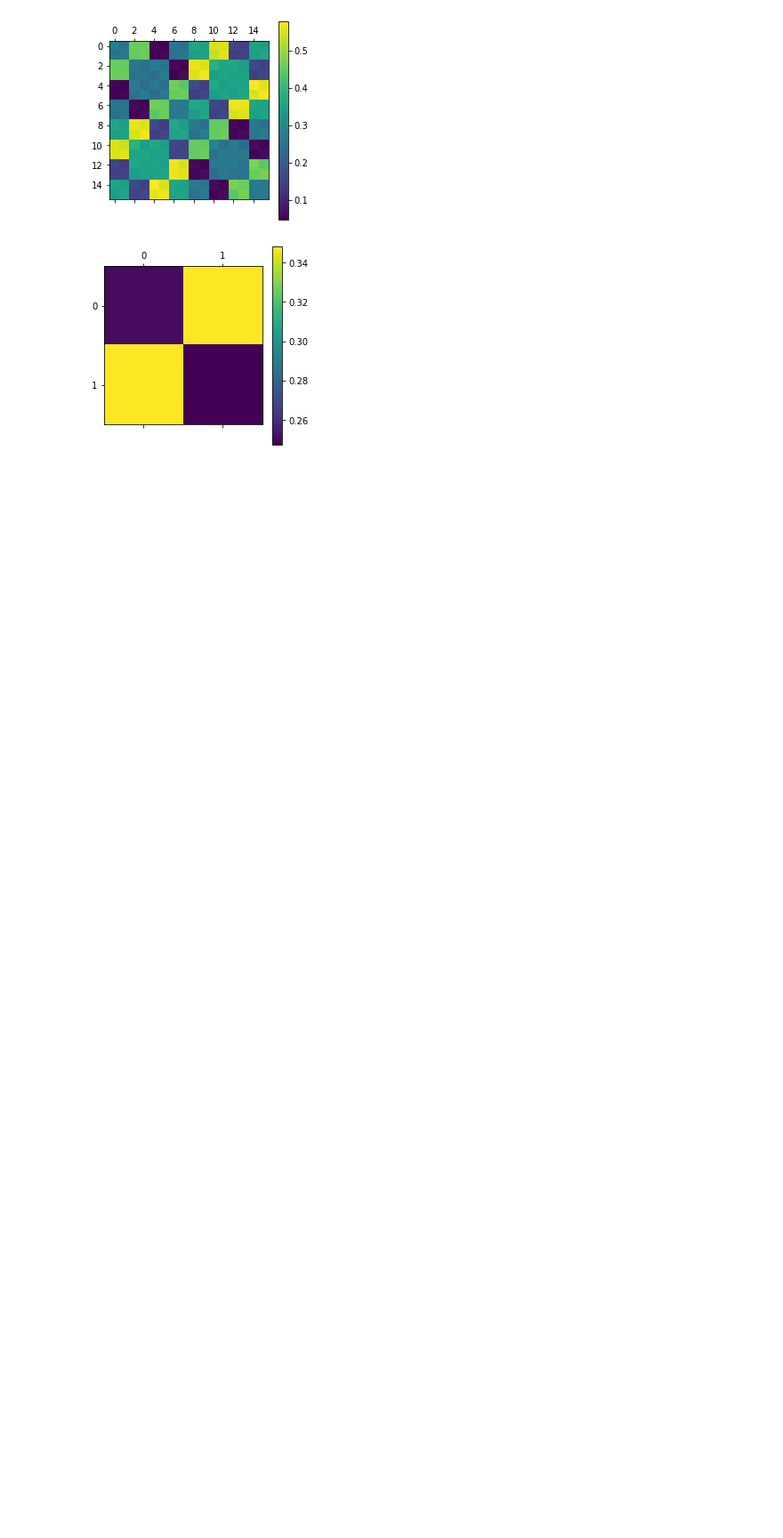
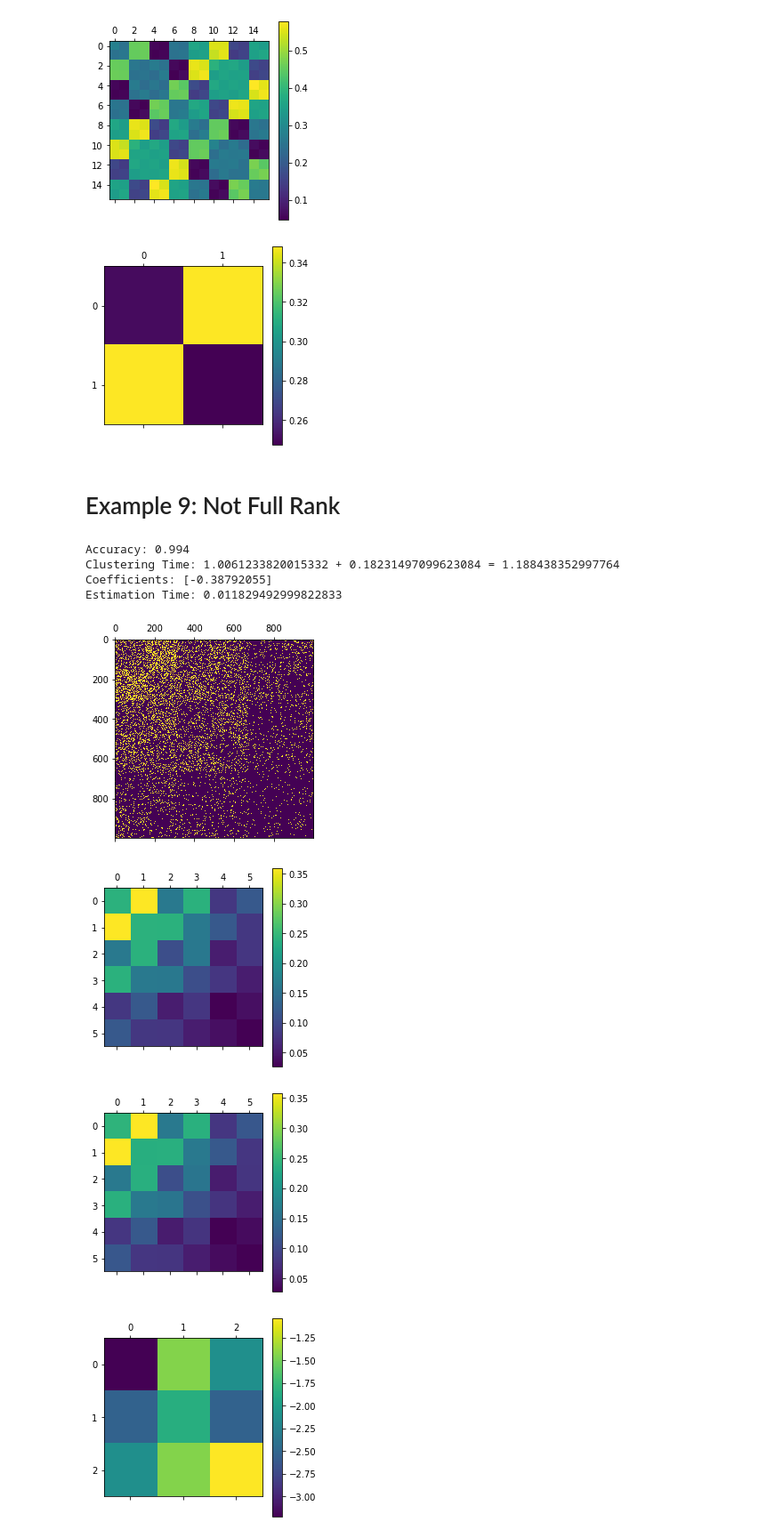
Before and after one commit to jonhehir/acsbm, a Jupyter notebook: examples/misc-examples.ipynb, the cells around one changed output. Shown at 89% size. Cells and saved outputs as stored; diff of their text form; code cells hidden in the pictures; blank space fills up the shorter version.

```diff
--- a/examples/examples.ipynb
+++ b/examples/misc-examples.ipynb
@@ -191,3 +175,23 @@ Estimation Time: 0.01864979899255559
 [figure]
 [figure]
 [figure]
+# %% [markdown]
+# Example 9: Not Full Rank
+# %%
+model = models.MultiCovariateModel(
+    B=np.log(np.outer([.6, .4, .2], [.6, .4, .2])),
+    covariates=[models.Covariate.simple(-0.4, 2)],
+    link=models.LinkFunction.log()
+)
+ndd = models.NodeDataDistribution.uniform_for_model(model)
+
+run_simulation(model, ndd, 1000)
+# %% [output]
+Accuracy: 0.994
+Clustering Time: 1.0061233820015332 + 0.18231497099623084 = 1.188438352997764
+Coefficients: [-0.38792055]
+Estimation Time: 0.011829492999822833
+[figure, added]
+[figure, added]
+[figure, added]
+[figure, added]
```
Also changed, not shown: parts of 3 cells of this notebook, 6 other files.
